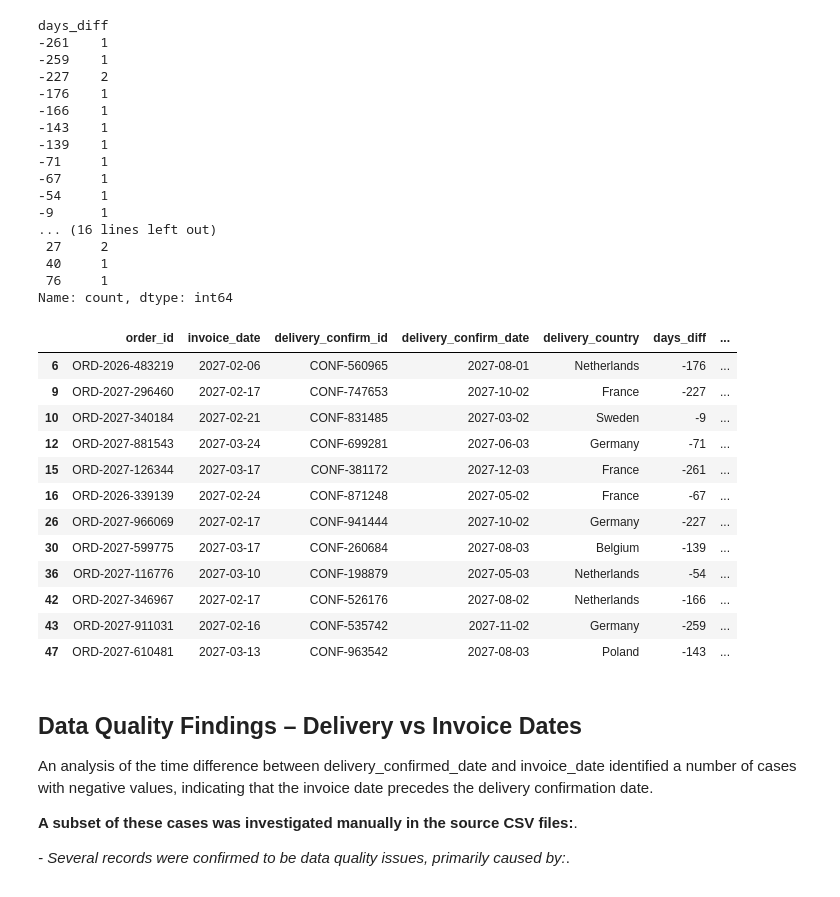
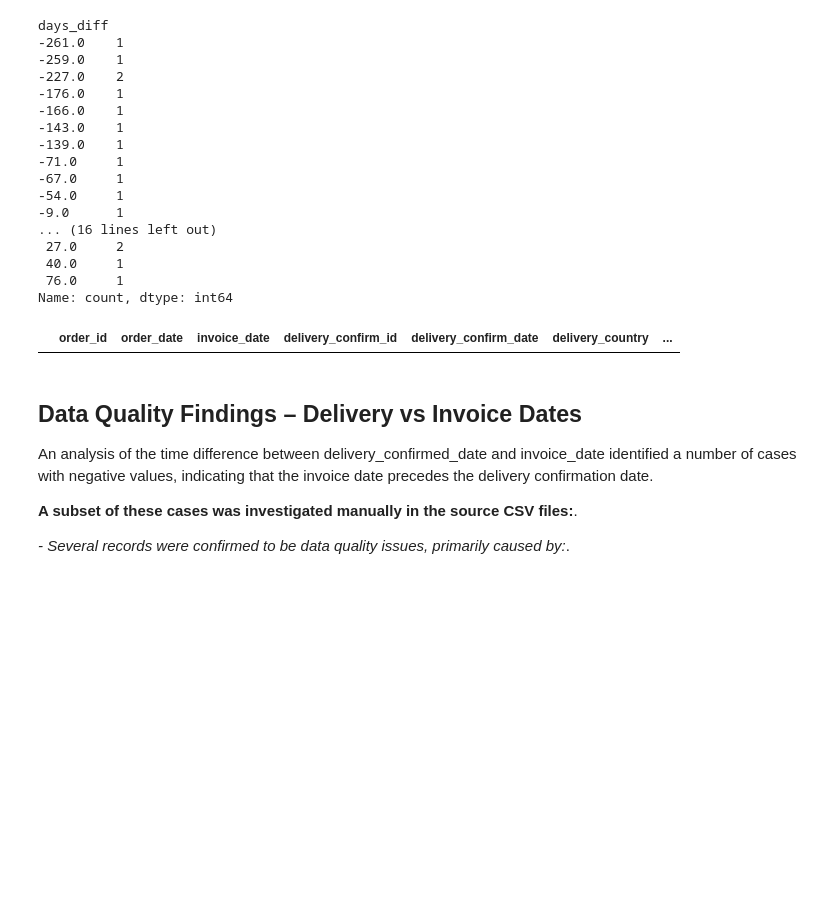
Before and after one commit to dargys/PythonExamen, a Jupyter notebook: GroupPresentation1.ipynb, the cells around one changed output. Drawn from its saved outputs; the diff is of its cells as text; code cells hidden in the pictures; blank space fills up the shorter version.

```diff
--- a/GroupPresentation1.ipynb
+++ b/GroupPresentation1.ipynb
@@ -55,0 +181,7 @@ df = invoice_order.merge(
+# %%
+# LEFT JOIN with the Order table to include the order_date column in the results.
+df1 = order_order.merge(
+    df,
+    on= "order_id",
+    how="left"
+)
@@ -56,25 +205,25 @@ df = invoice_order.merge(
 # %%
 #Convert to datetime
-df["invoice_date"] = pd.to_datetime(df["invoice_date"])
+df1["invoice_date"] = pd.to_datetime(df1["invoice_date"])
 # %%
 # the delivery_confirm_date has data quality issues, the date is given in differents formats and I need first to normalize.
-df["delivery_confirm_date"] = pd.to_datetime(
-    df["delivery_confirm_date"],
+df1["delivery_confirm_date"] = pd.to_datetime(
+    df1["delivery_confirm_date"],
     format="mixed",
     dayfirst=True,
     errors="coerce"
 )
 # %%
 #Calculate the date difference
-df["days_diff"] = (df["invoice_date"] - df["delivery_confirm_date"]).dt.days
+df1["days_diff"] = (df1["invoice_date"] - df1["delivery_confirm_date"]).dt.days
 
 #Categorize the result
-df["status"] = "Fulfill 10-day-rule"
-df.loc[df["days_diff"] > 10, "status"] = "Late"
-df.loc[df["days_diff"] < 0, "status"] = "Negative date-diff"
-df.loc[df["days_diff"].isna(), "status"] = "Missing"
+df1["status"] = "Fulfill 10-day-rule"
+df1.loc[df1["days_diff"] > 10, "status"] = "Late"
+df1.loc[df1["days_diff"] < 0, "status"] = "Negative date-diff"
+df1.loc[df1["days_diff"].isna(), "status"] = "Missing"
 
-df["status"].value_counts()
+df1["status"].value_counts()
 # %% [output]
 status
 Fulfill 10-day-rule    22
@@ -84,41 +248,29 @@ Name: count, dtype: int64
 # %%
 # How the "days_diff" are distributed in the dataset.
-df["days_diff"].value_counts().sort_index()
+df1["days_diff"].value_counts().sort_index()
 # %% [output]
 days_diff
--261    1
--259    1
--227    2
--176    1
--166    1
--143    1
--139    1
--71     1
--67     1
--54     1
--9      1
+-261.0    1
+-259.0    1
+-227.0    2
+-176.0    1
+-166.0    1
+-143.0    1
+-139.0    1
+-71.0     1
+-67.0     1
+-54.0     1
+-9.0      1
 ... (16 lines left out)
- 27     2
- 40     1
- 76     1
+ 27.0     2
+ 40.0     1
+ 76.0     1
 Name: count, dtype: int64
 # %%
 # Sorting out the orders with negative day_diff.
-df[df["status"] == "Negative date-diff"]
+df1[df1["status"] == "Negative date_diff"]
 # %% [output]
-|  | order_id | invoice_date | delivery_confirm_id | delivery_confirm_date | delivery_country | days_diff | ... |
-| 6 | ORD-2026-483219 | 2027-02-06 | CONF-560965 | 2027-08-01 | Netherlands | -176 | ... |
-| 9 | ORD-2027-296460 | 2027-02-17 | CONF-747653 | 2027-10-02 | France | -227 | ... |
-| 10 | ORD-2027-340184 | 2027-02-21 | CONF-831485 | 2027-03-02 | Sweden | -9 | ... |
-| 12 | ORD-2027-881543 | 2027-03-24 | CONF-699281 | 2027-06-03 | Germany | -71 | ... |
-| 15 | ORD-2027-126344 | 2027-03-17 | CONF-381172 | 2027-12-03 | France | -261 | ... |
-| 16 | ORD-2026-339139 | 2027-02-24 | CONF-871248 | 2027-05-02 | France | -67 | ... |
-| 26 | ORD-2027-966069 | 2027-02-17 | CONF-941444 | 2027-10-02 | Germany | -227 | ... |
-| 30 | ORD-2027-599775 | 2027-03-17 | CONF-260684 | 2027-08-03 | Belgium | -139 | ... |
-| 36 | ORD-2027-116776 | 2027-03-10 | CONF-198879 | 2027-05-03 | Netherlands | -54 | ... |
-| 42 | ORD-2027-346967 | 2027-02-17 | CONF-526176 | 2027-08-02 | Netherlands | -166 | ... |
-| 43 | ORD-2027-911031 | 2027-02-16 | CONF-535742 | 2027-11-02 | Germany | -259 | ... |
-| 47 | ORD-2027-610481 | 2027-03-13 | CONF-963542 | 2027-08-03 | Poland | -143 | ... |
+|  | order_id | order_date | invoice_date | delivery_confirm_id | delivery_confirm_date | delivery_country | ... |
 # %% [markdown]
 ## Data Quality Findings – Delivery vs Invoice Dates
 
```
Also changed, not shown: parts of 15 cells of this notebook, 3 other files.
